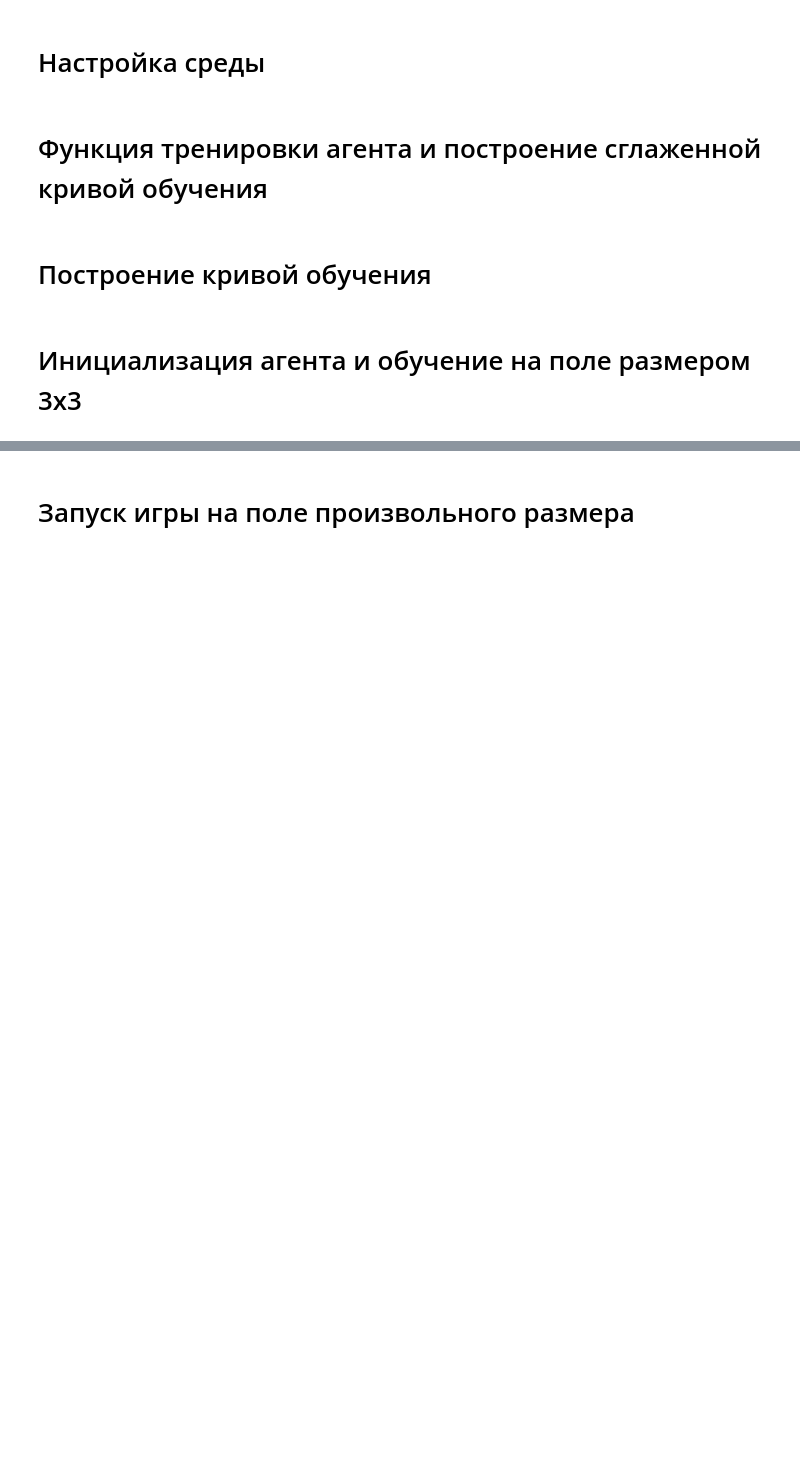
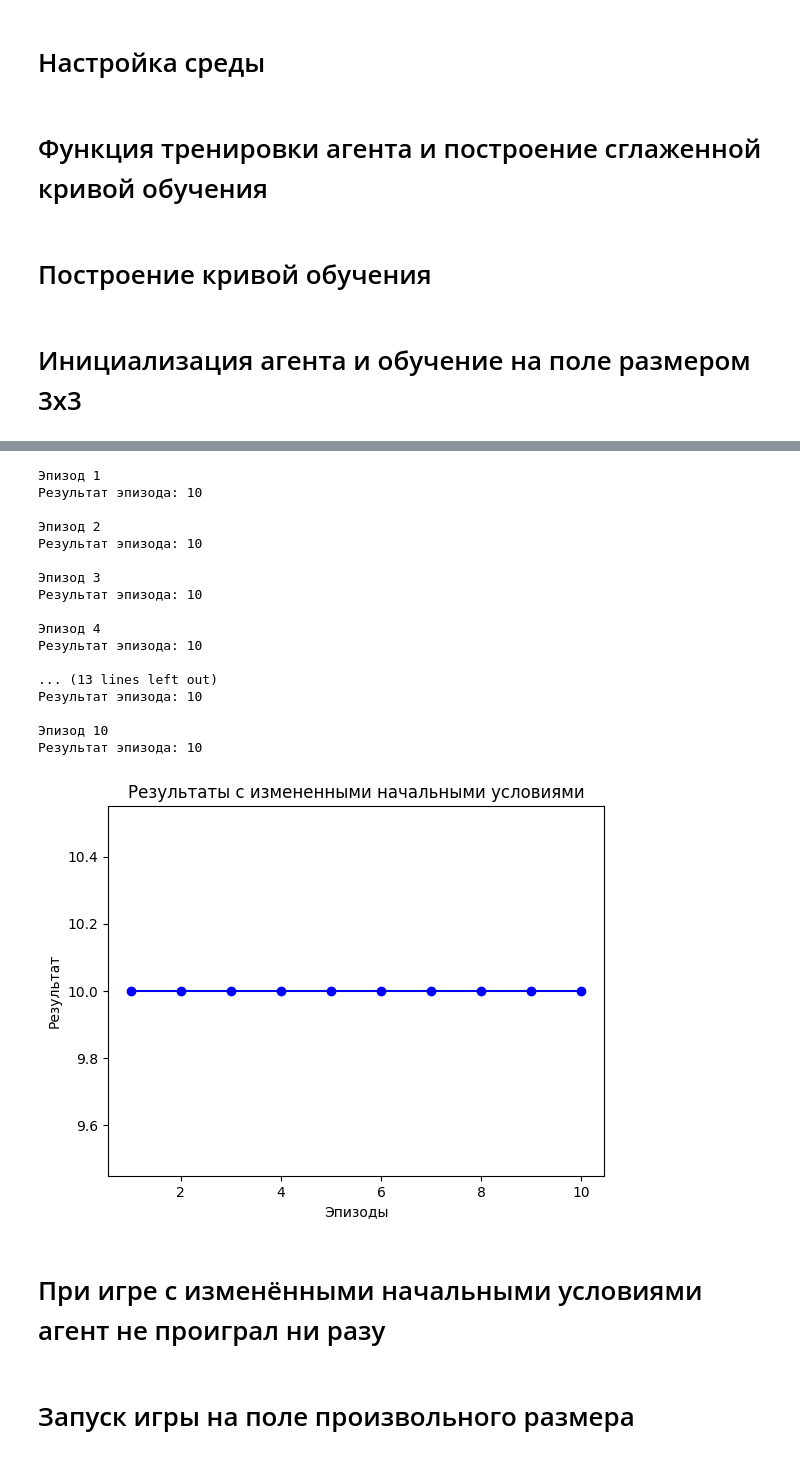
Before and after one commit to 1985Viacheslav/TicTacToe, a Jupyter notebook: PPO_dual_agents_model/TicTacToe_PPO.ipynb, the cells around one changed output, grey strips where cells are left out. Saved outputs shown, nothing was run; the diff lists cells and outputs as text; code cells hidden in the pictures; blank space fills up the shorter version.

```diff
--- a/PPO_dual_agents_model/TicTacToe_PPO.ipynb
+++ b/PPO_dual_agents_model/TicTacToe_PPO.ipynb
@@ -238,0 +222,8 @@ Using cuda device
+# %%
+def plot_test_results(results, title):
+    episodes = range(1, len(results) + 1)  # Создание диапазона эпизодов, равного количеству результатов
+    plt.plot(episodes, results, marker='o', linestyle='-', color='b')  # Построение графика с отметками в виде кругов и синей линией
+    plt.xlabel('Эпизоды')  # Установка метки оси X
+    plt.ylabel('Результат')  # Установка метки оси Y
+    plt.title(title)  # Установка заголовка графика
+    plt.show()  # Отображение графика
@@ -239,3 +293,55 @@ Using cuda device
+# %%
+class TicTacToeEnvModified(TicTacToeEnv):
+    def reset(self, seed=None, options=None):
+        super().reset(seed=seed)  # Вызов метода reset родительского класса для сброса состояния
+        self.board[self.size // 2, self.size // 2] = 1  # Устанавливаем крестик в центре доски
+        self.current_player = 2  # Агент начинает игру, играя за нолик
+        return self.board, {}  # Возвращаем начальное состояние доски и пустой словарь
+# %%
+def test_modified_conditions(trained_agent, size=3, episodes=10):
+    env = TicTacToeEnvModified(size)  # Создание среды с измененными начальными условиями
+    results = []
+
+    for episode in range(episodes):
+        state, _ = env.reset()  # Сброс среды и извлечение начального состояния
+        done = False
+        print(f"\nЭпизод {episode + 1}")  # Вывод номера текущего эпизода
+
+        while not done:
+            action, _ = trained_agent.predict(state)  # Предсказание действия обученного агента
+            state, reward, done, _, _ = env.step(action)  # Выполнение действия и обновление состояния среды
+
+        results.append(reward)  # Добавление награды текущего эпизода в список результатов
+        print(f"Результат эпизода: {reward}")  # Вывод результата текущего эпизода
+
+    plot_test_results(results, "Результаты с измененными начальными условиями")  # Построение графика результатов
+# %%
+# Загрузка обученной модели агента
+agent1 = PPO.load("agent1_ppo_3x3")
+
+# Тестирование в среде с измененными начальными условиями
+test_modified_conditions(agent1)
+# %% [output]
+Эпизод 1
+Результат эпизода: 10
+
+Эпизод 2
+Результат эпизода: 10
+
+Эпизод 3
+Результат эпизода: 10
+
+Эпизод 4
+Результат эпизода: 10
+
+... (13 lines left out)
+Результат эпизода: 10
+
+Эпизод 10
+Результат эпизода: 10
+[figure, added]
+# %% [markdown]
+# При игре с изменёнными начальными условиями агент не проиграл ни разу
 # %% [markdown]
 # Запуск игры на поле произвольного размера
 # %%
```
Also changed, not shown: parts of 11 cells of this notebook.
